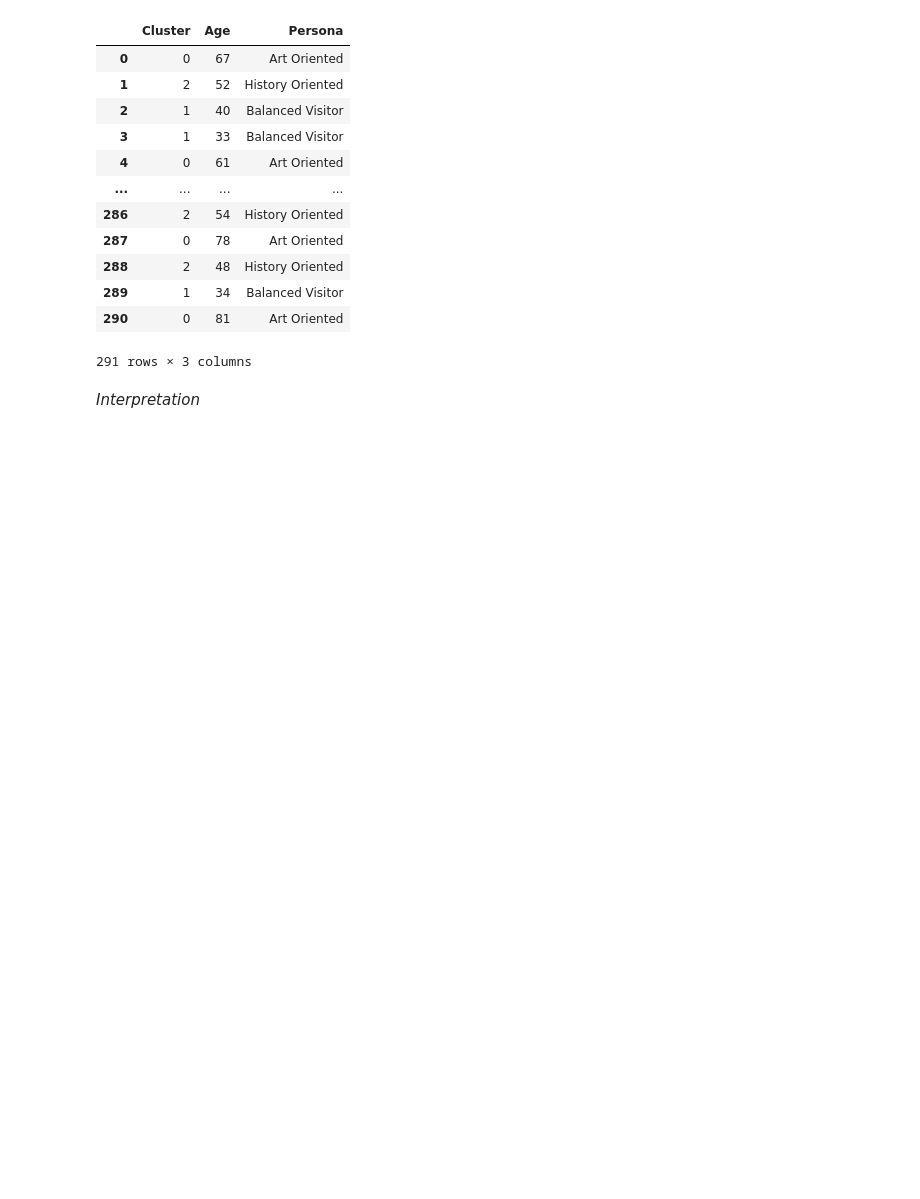
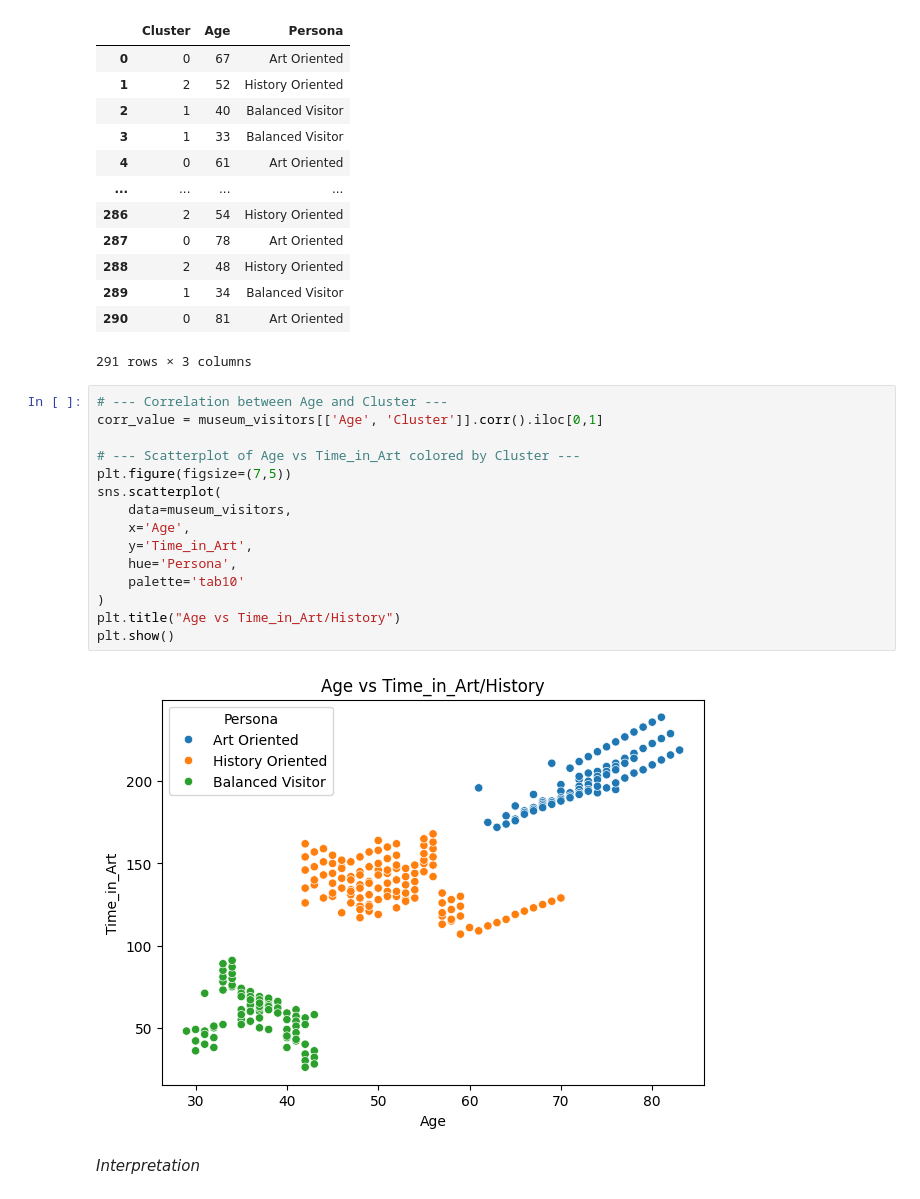
Before and after one commit to onni-Q/individual-miniproject, a Jupyter notebook: Individual_Miniproject.ipynb, the cells around one changed output. Drawn from its saved outputs; the diff is of its cells as text; blank space fills up the shorter version.

```diff
--- a/Individual_Miniproject.ipynb
+++ b/Individual_Miniproject.ipynb
@@ -771,5 +781,22 @@ museum_visitors[['Cluster',  'Age', 'Persona']]
 | 289 | 1 | 34 | Balanced Visitor |
 | 290 | 0 | 81 | Art Oriented |
 291 rows × 3 columns
+# %%
+# --- Correlation between Age and Cluster ---
+corr_value = museum_visitors[['Age', 'Cluster']].corr().iloc[0,1]
+
+# --- Scatterplot of Age vs Time_in_Art colored by Cluster ---
+plt.figure(figsize=(7,5))
+sns.scatterplot(
+    data=museum_visitors,
+    x='Age',
+    y='Time_in_Art',
+    hue='Persona',
+    palette='tab10'
+)
+plt.title("Age vs Time_in_Art/History")
+plt.show()
+# %% [output]
+[figure, added]
 # %% [markdown]
 *Interpretation*
```
Also changed, not shown: parts of 5 cells of this notebook.
